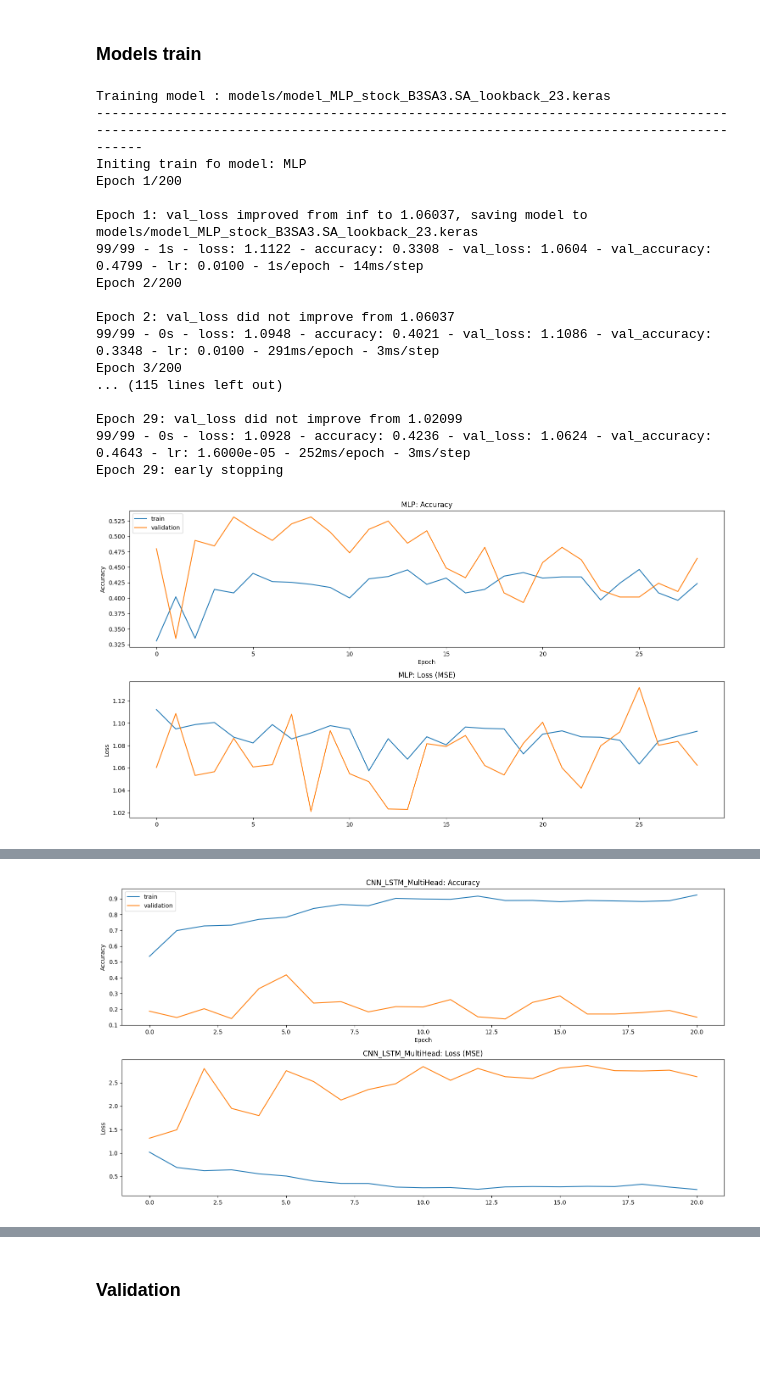
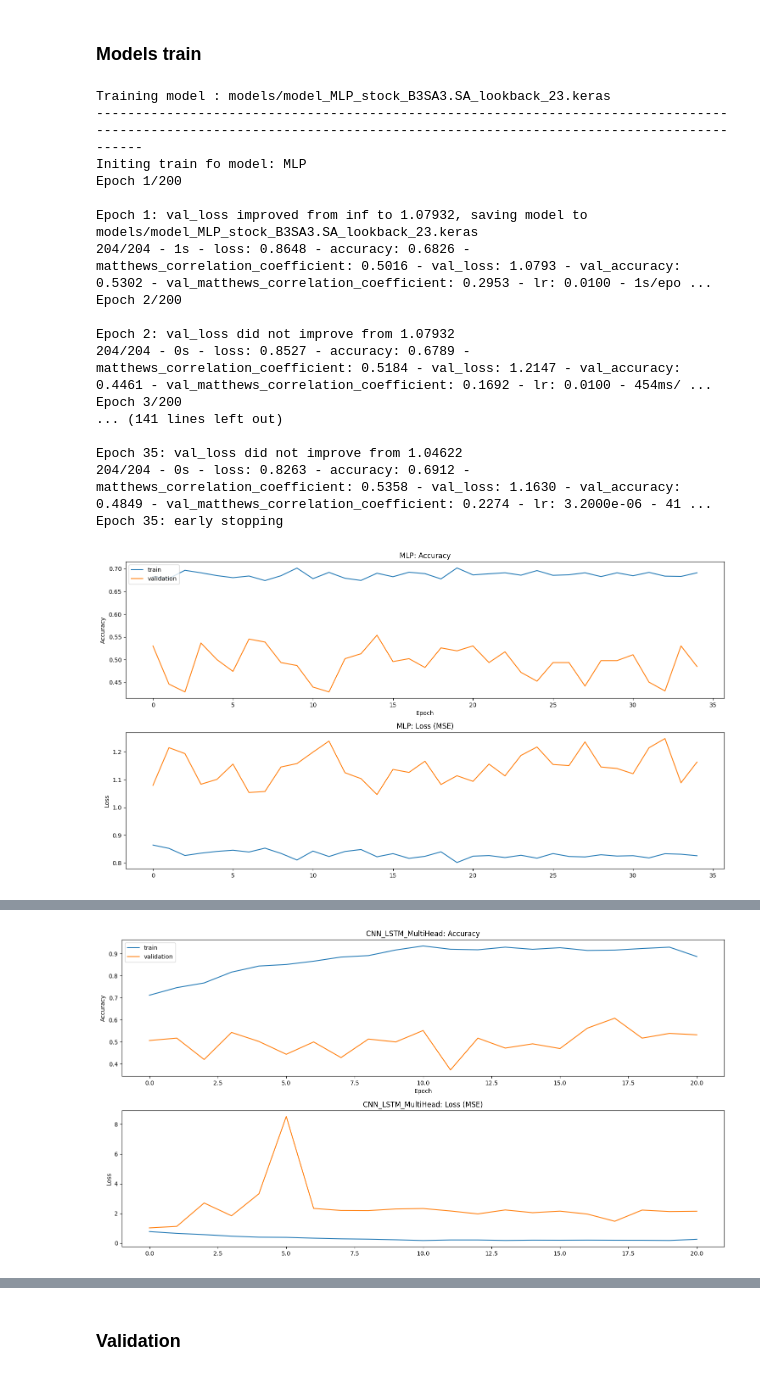
Before and after one commit to brunoodutra/Time_Series_Forecast, a Jupyter notebook: acoes/stock_classification.ipynb, the cells around one changed output, grey strips where cells are left out. Cells and saved outputs as stored; diff of their text form; code cells hidden in the pictures; blank space fills up the shorter version.

```diff
--- a/acoes/stock_classification.ipynb
+++ b/acoes/stock_classification.ipynb
@@ -435,7 +425,7 @@ class FeaturesDataGenerator(Sequence):
         if self.data_augmentation == True:
             smote = SMOTE(sampling_strategy='auto', random_state=42)
 
-            #self.features, self.y_classification = smote.fit_resample(self.features, self.y_classification)
+            self.features, self.y_classification = smote.fit_resample(self.features[:], self.y_classification[:])
 
             #self.InputData, self.y_classification = smote.fit_resample(self.InputData[self.lookback:].reshape(-1,1), self.y_classification)
             #self.y_classification = self.comput_outputs(self.InputData)
@@ -686,7 +676,7 @@ class FeaturesDataGenerator(Sequence):
         return np.squeeze(diff_window[:-days_lookback][self.lookback-days_lookback:])
         #return np.squeeze(diff_window[:-self.lookback])
 
-    def comput_outputs(self, close_prices, days_lookback=1, positive_threshold=0.5, negative_threshold=-0.5):
+    def comput_outputs(self, close_prices, days_lookback=1, positive_threshold=2, negative_threshold=-2):
         """
         Computes variation, classifies it into buy, sell, or hold categories, and creates y_classification array.
 
@@ -897,7 +887,7 @@ pred_days = 1
 lookback = 23
 batch_size = 16
 shuffle = True
-X_data_gen_train = FeaturesDataGenerator(X_train, lookback = lookback, pred_days = pred_days, shuffle= shuffle, batch_size=batch_size, selected_features = features_indicators, data_augmentation=False)
+X_data_gen_train = FeaturesDataGenerator(X_train, lookback = lookback, pred_days = pred_days, shuffle= shuffle, batch_size=batch_size, selected_features = features_indicators, data_augmentation=True)
 X_data_gen_val = FeaturesDataGenerator(X_val, lookback = lookback, pred_days = pred_days, shuffle= shuffle, batch_size=batch_size, selected_features = features_indicators, data_augmentation=False)
 X_data_gen_test = FeaturesDataGenerator(X_test, lookback = lookback, pred_days = pred_days, shuffle= shuffle, batch_size=batch_size, selected_features = features_indicators, data_augmentation=False)
 # %% [output]
@@ -1403,6 +1395,16 @@ _________________________________________________________________
 **Metrics and Loss Functions**
 # %%
 from tensorflow.keras import backend as K
+
+def matthews_correlation_coefficient(y_true, y_pred):
+    tp = K.sum(K.round(K.clip(y_true * y_pred, 0, 1)))
+    tn = K.sum(K.round(K.clip((1 - y_true) * (1 - y_pred), 0, 1)))
+    fp = K.sum(K.round(K.clip((1 - y_true) * y_pred, 0, 1)))
+    fn = K.sum(K.round(K.clip(y_true * (1 - y_pred), 0, 1)))
+
+    num = tp * tn - fp * fn
+    den = (tp + fp) * (tp + fn) * (tn + fp) * (tn + fn)
+    return num / K.sqrt(den + K.epsilon())
 
 def R2(y_true, y_pred): # squareds Pearson's correlation coef
     SS_res =  K.sum(K.square( y_true-y_pred ))
@@ -1460,7 +1462,7 @@ list_of_models=[model_MLP, model_CNN_LSTM, model_LSTM_AT]
 for model in list_of_models:
     optimizer = get_optimizer()
     csvLogger, model_checkpoint_callback  = checkpoints(model._name)
-    model.compile(loss=[loss], optimizer=optimizer, metrics=['accuracy'])
+    model.compile(loss=[loss], optimizer=optimizer, metrics=['accuracy',matthews_correlation_coefficient])
 
     print('------------------------------------------------------------------------------------------------------------------------------------------------------------------------')
     print(f'Initing train fo model: {model._name}')
@@ -1485,42 +1487,42 @@ for model in list_of_models:
     axes[0].set_title(f'{model._name}: Accuracy')
     axes[0].set_ylabel('Accuracy')
     axes[0].set_xlabel('Epoch')  # Shared x-axis label
     axes[0].legend(['train', 'validation'], loc='upper left')
 
     # Plot loss
     axes[1].plot(history.history['loss'])
     axes[1].plot(history.history['val_loss'])
     axes[1].set_title(f'{model._name}: Loss (MSE)')
     axes[1].set_ylabel('Loss')
 
     # Adjust spacing and margins (optional)
     plt.subplots_adjust(left=0.1, bottom=0.15, right=0.9, top=0.9, wspace=0.2)
 
     # Fine-tune spacing (optional)
     plt.tight_layout()
 
     plt.show()
 
     #history=model.fit( x=X_train, y=y_train, epochs=200, batch_size=256, shuffle=True, validation_split=0.1, callbacks=[EarlyStopping,model_checkpoint_callback, reduceLr])
 # %% [output]
 Training model : models/model_MLP_stock_B3SA3.SA_lookback_23.keras
 ------------------------------------------------------------------------------------------------------------------------------------------------------------------------
 Initing train fo model: MLP
 Epoch 1/200
 
-Epoch 1: val_loss improved from inf to 1.06037, saving model to models/model_MLP_stock_B3SA3.SA_lookback_23.keras
-99/99 - 1s - loss: 1.1122 - accuracy: 0.3308 - val_loss: 1.0604 - val_accuracy: 0.4799 - lr: 0.0100 - 1s/epoch - 14ms/step
+Epoch 1: val_loss improved from inf to 1.07932, saving model to models/model_MLP_stock_B3SA3.SA_lookback_23.keras
+204/204 - 1s - loss: 0.8648 - accuracy: 0.6826 - matthews_correlation_coefficient: 0.5016 - val_loss: 1.0793 - val_accuracy: 0.5302 - val_matthews_correlation_coefficient: 0.2953 - lr: 0.0100 - 1s/epo ...
 Epoch 2/200
 
-Epoch 2: val_loss did not improve from 1.06037
-99/99 - 0s - loss: 1.0948 - accuracy: 0.4021 - val_loss: 1.1086 - val_accuracy: 0.3348 - lr: 0.0100 - 291ms/epoch - 3ms/step
+Epoch 2: val_loss did not improve from 1.07932
+204/204 - 0s - loss: 0.8527 - accuracy: 0.6789 - matthews_correlation_coefficient: 0.5184 - val_loss: 1.2147 - val_accuracy: 0.4461 - val_matthews_correlation_coefficient: 0.1692 - lr: 0.0100 - 454ms/ ...
 Epoch 3/200
-... (115 lines left out)
+... (141 lines left out)
 
-Epoch 29: val_loss did not improve from 1.02099
-99/99 - 0s - loss: 1.0928 - accuracy: 0.4236 - val_loss: 1.0624 - val_accuracy: 0.4643 - lr: 1.6000e-05 - 252ms/epoch - 3ms/step
-Epoch 29: early stopping
+Epoch 35: val_loss did not improve from 1.04622
+204/204 - 0s - loss: 0.8263 - accuracy: 0.6912 - matthews_correlation_coefficient: 0.5358 - val_loss: 1.1630 - val_accuracy: 0.4849 - val_matthews_correlation_coefficient: 0.2274 - lr: 3.2000e-06 - 41 ...
+Epoch 35: early stopping
-[figure, old version]
+[figure, new version]
 Training model : models/model_CNN_LSTM_MultiHead_stock_B3SA3.SA_lookback_23.keras
 ------------------------------------------------------------------------------------------------------------------------------------------------------------------------
 Initing train fo model: CNN_LSTM_MultiHead
@@ -1540,5 +1542,5 @@ Epoch 21: val_loss did not improve from 1.31513
 Epoch 21: early stopping
-[figure, old version]
+[figure, new version]
 Training model : models/model_LSTM_AT_stock_B3SA3.SA_lookback_23.keras
 ------------------------------------------------------------------------------------------------------------------------------------------------------------------------
 Initing train fo model: LSTM_AT
```
Also changed, not shown: parts of 30 cells of this notebook.
